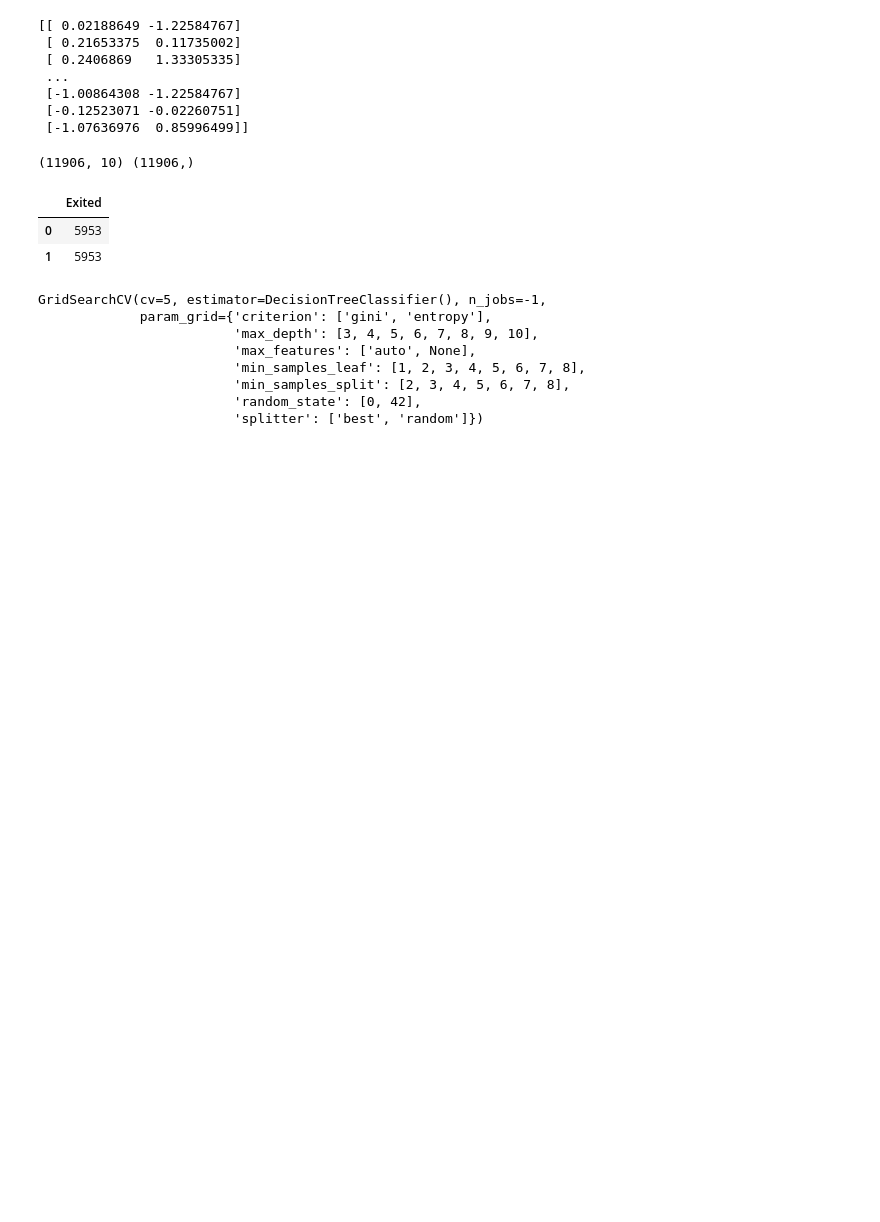
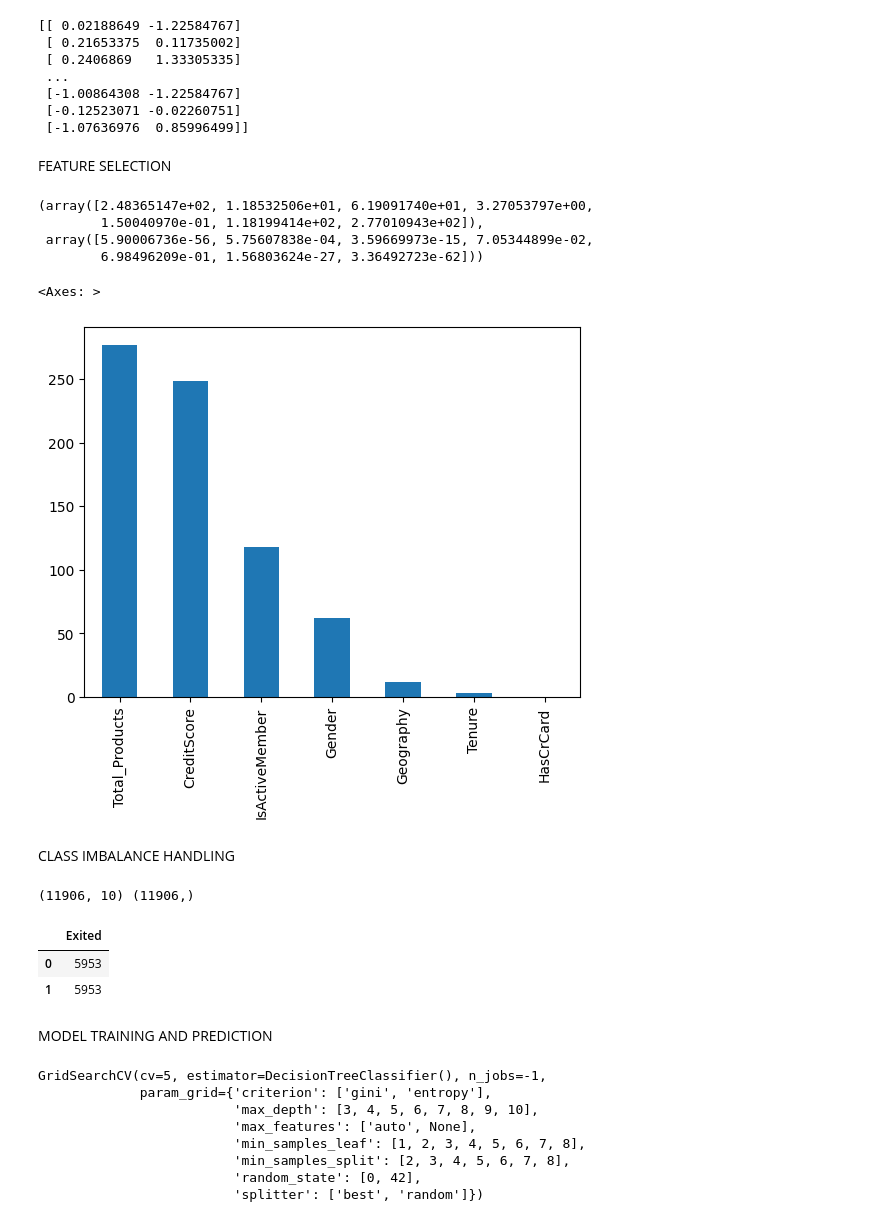
Before and after one commit to AnushkaMazumdar2/Machine_Learning, a Jupyter notebook: 2348505_Lab1.ipynb, the cells around one changed output. Drawn from its saved outputs; the diff is of its cells as text; code cells hidden in the pictures; blank space fills up the shorter version.

```diff
--- a/2348505_Lab1.ipynb
+++ b/2348505_Lab1.ipynb
@@ -231,13 +214,3 @@ continous_plot("Balance")
 continous_plot("EstimatedSalary")
 # %% [output]
 [figure]
-# %%
-from sklearn.preprocessing import LabelEncoder
-for col in data.columns:
-  le=LabelEncoder()
-  data[col]=le.fit_transform(data[col])
-# %%
-from imblearn.over_sampling import SMOTE
-smt = SMOTE(random_state=42)
-data["Exited"] = smt.fit_resample(data["Exited"])
-data["Exited"].value_counts().to_frame()
@@ -372,7 +290,26 @@ balance = pd.cut(data["Balance"],[0,1500,6400])
+# %% [markdown]
+FEATURE SELECTION
 # %%
 from sklearn.feature_selection import chi2
-X=titanic_data.drop(columns=['Exited',''])
-Y=titanic_data['Survived']
+X=data.drop(columns=['Exited','Balance','EstimatedSalary',"Age"])
+Y=data['Exited']
+# %%
+chi_scores=chi2(X,Y)
+chi_scores
+# %% [output]
+(array([2.48365147e+02, 1.18532506e+01, 6.19091740e+01, 3.27053797e+00,
+        1.50040970e-01, 1.18199414e+02, 2.77010943e+02]),
+ array([5.90006736e-56, 5.75607838e-04, 3.59669973e-15, 7.05344899e-02,
+        6.98496209e-01, 1.56803624e-27, 3.36492723e-62]))
+# %%
+chi_values=pd.Series(chi_scores[0],index=X.columns)
+chi_values.sort_values(ascending=False,inplace=True)
+chi_values.plot.bar()
+# %% [output]
+<Axes: >
+[figure, added]
+# %% [markdown]
+CLASS IMBALANCE HANDLING
 # %%
 smt = SMOTE(random_state=42)
 # %%
@@ -384,6 +321,8 @@ y_train_resampled.value_counts().to_frame()
 |  | Exited |
 | 0 | 5953 |
 | 1 | 5953 |
+# %% [markdown]
+MODEL TRAINING AND PREDICTION
 # %%
 from sklearn.tree import DecisionTreeClassifier
 dtree = DecisionTreeClassifier()
```
Also changed, not shown: parts of 16 cells of this notebook.
